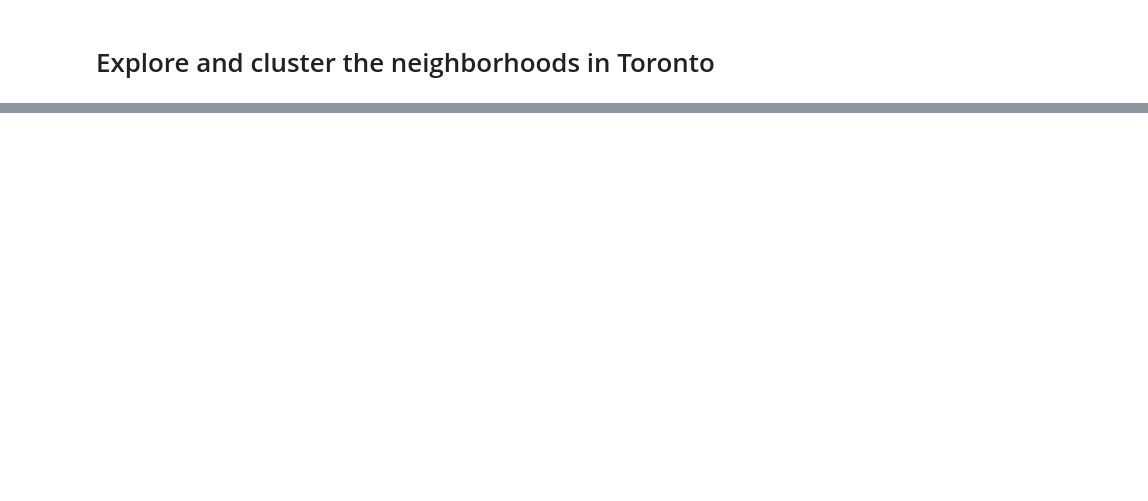
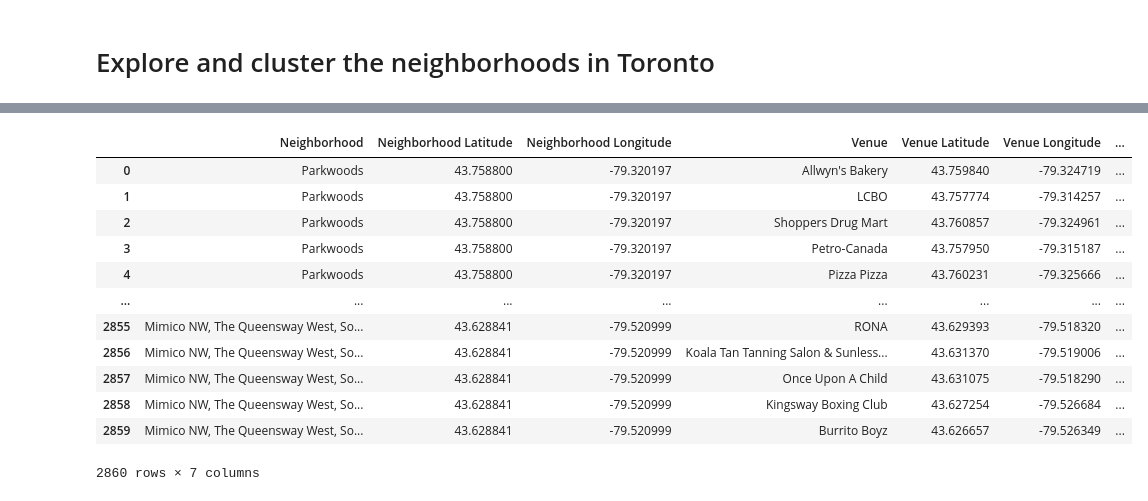
Before and after one commit to juanpaberon/Coursera_Capstone, a Jupyter notebook: Main_Notebook.ipynb, the cells around one changed output, grey strips where cells are left out. Cells and saved outputs as stored; diff of their text form; code cells hidden in the pictures; blank space fills up the shorter version.

```diff
--- a/Main_Notebook.ipynb
+++ b/Main_Notebook.ipynb
@@ -86,0 +101,15 @@ df
+# %%
+lat = []
+lon = []
+for index, row in df.iterrows():
+    location = geolocator.geocode('{}, {}, Toronto, Ontario'.format(row['Neighborhood'], row['Borough']))
+    if location is None:
+        latlon = coor[coor['Postal Code'] == row['PostalCode']]
+        lat.append(float(latlon['Latitude']))
+        lon.append(float(latlon['Longitude']))
+    else:
+        lat.append(location.latitude)
+        lon.append(location.longitude)
+
+df['latitude'] = np.asarray(lat, dtype = float)
+df['longitude'] = np.asarray(lon, dtype = float)
@@ -87,2 +132,10 @@ df
 # %% [markdown]
 # Explore and cluster the neighborhoods in Toronto
+# %%
+CLIENT_ID = 'ZELAP14ONQQOXRVT0ZMJ13J24LMXDQEDFOX0DFYE12543Y00' # your Foursquare ID
+CLIENT_SECRET = 'AMNCVPB4C1PEX452LUBIUJUB01WRH420OQ00UG12HD1QBXXT' # your Foursquare Secret
+VERSION = '20180605' # Foursquare API version
+
+print('Your credentails:')
+print('CLIENT_ID: ' + CLIENT_ID)
+print('CLIENT_SECRET:' + CLIENT_SECRET)
@@ -88,0 +146,3 @@ df
+# %%
+LIMIT = 100 # limit of number of venues returned by Foursquare API
+radius = 500 # define radius
@@ -88,0 +191,5 @@ df
+# %%
+Toronto_venues = getNearbyVenues(names=df['Neighborhood'],
+                                   latitudes=df['latitude'],
+                                   longitudes=df['longitude']
+                                  )
@@ -88,0 +214,16 @@ df
+# %%
+Toronto_venues
+# %% [output]
+|  | Neighborhood | Neighborhood Latitude | Neighborhood Longitude | Venue | Venue Latitude | Venue Longitude | ... |
+| 0 | Parkwoods | 43.758800 | -79.320197 | Allwyn's Bakery | 43.759840 | -79.324719 | ... |
+| 1 | Parkwoods | 43.758800 | -79.320197 | LCBO | 43.757774 | -79.314257 | ... |
+| 2 | Parkwoods | 43.758800 | -79.320197 | Shoppers Drug Mart | 43.760857 | -79.324961 | ... |
+| 3 | Parkwoods | 43.758800 | -79.320197 | Petro-Canada | 43.757950 | -79.315187 | ... |
+| 4 | Parkwoods | 43.758800 | -79.320197 | Pizza Pizza | 43.760231 | -79.325666 | ... |
+| ... | ... | ... | ... | ... | ... | ... | ... |
+| 2855 | Mimico NW, The Queensway West, So... | 43.628841 | -79.520999 | RONA | 43.629393 | -79.518320 | ... |
+| 2856 | Mimico NW, The Queensway West, So... | 43.628841 | -79.520999 | Koala Tan Tanning Salon & Sunless... | 43.631370 | -79.519006 | ... |
+| 2857 | Mimico NW, The Queensway West, So... | 43.628841 | -79.520999 | Once Upon A Child | 43.631075 | -79.518290 | ... |
+| 2858 | Mimico NW, The Queensway West, So... | 43.628841 | -79.520999 | Kingsway Boxing Club | 43.627254 | -79.526684 | ... |
+| 2859 | Mimico NW, The Queensway West, So... | 43.628841 | -79.520999 | Burrito Boyz | 43.626657 | -79.526349 | ... |
+2860 rows × 7 columns
```
Also changed, not shown: parts of 30 cells of this notebook.
